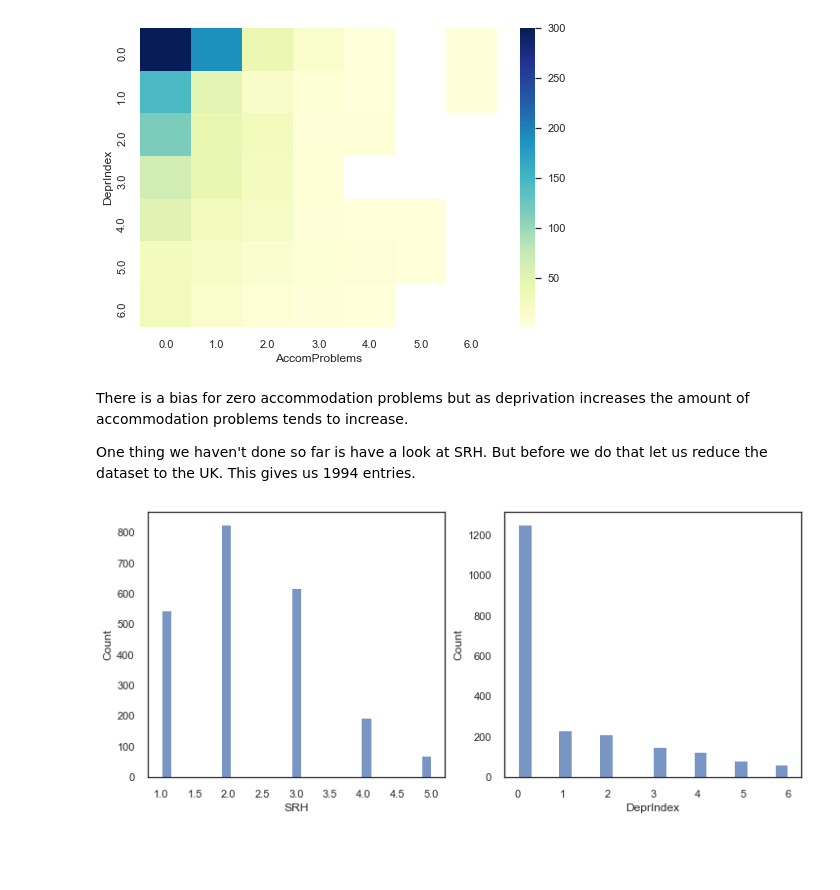
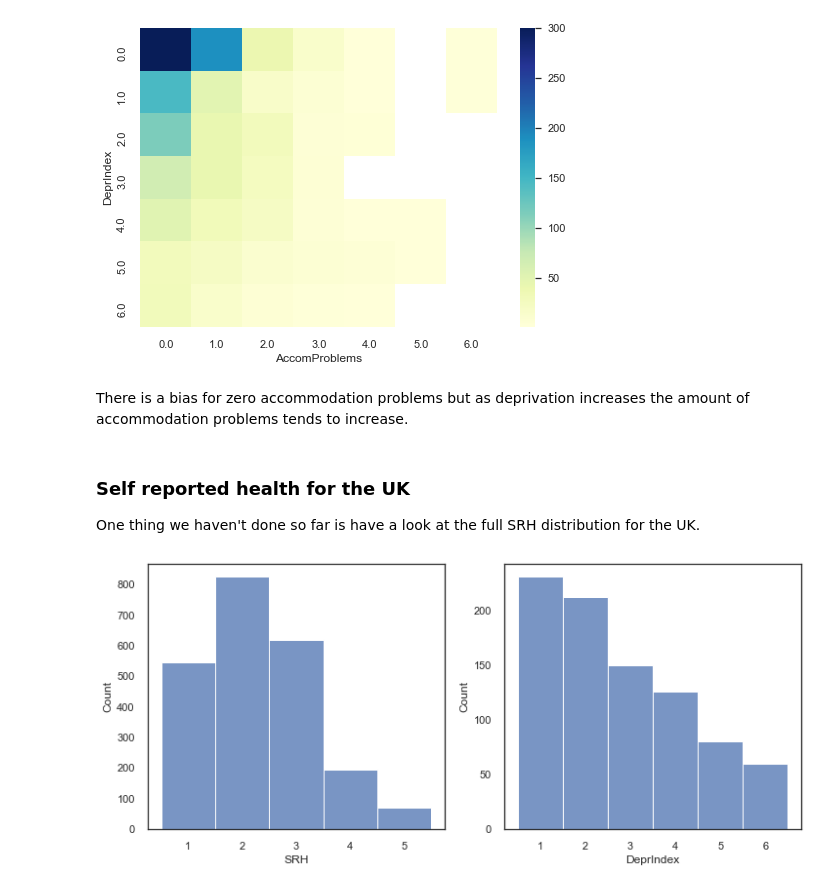
Before and after one commit to alan-turing-institute/rds-course, a Jupyter notebook: coursebook/modules/m3/3.5-DataVisForExploration.ipynb, the cells around one changed output. Saved outputs shown, nothing was run; the diff lists cells and outputs as text; code cells hidden in the pictures; blank space fills up the shorter version.

```diff
--- a/coursebook/modules/m3/3.5-DataVisForExploration.ipynb
+++ b/coursebook/modules/m3/3.5-DataVisForExploration.ipynb
@@ -488,16 +519,17 @@ DeprIndex
 [figure]
 # %% [markdown]
 There is a bias for zero accommodation problems but as deprivation increases the amount of accommodation problems tends to increase.
-
-
-One thing we haven't done so far is have a look at SRH. But before we do that let us reduce the dataset to the UK. This gives us 1994 entries.
+# %% [markdown]
+### Self reported health for the UK
+
+One thing we haven't done so far is have a look at the full SRH distribution for the UK.
 # %%
 fig, axes = plt.subplots(1,2, figsize=(12,5))
-sns.histplot(data=df_uk, x='SRH', ax=axes[0])
-sns.histplot(data=df_uk, x='DeprIndex', ax=axes[1])
+sns.histplot(data=df_uk, x='SRH', ax=axes[0],binwidth=1,binrange=[0.5,5.5])
+sns.histplot(data=df_uk, x='DeprIndex', ax=axes[1],binwidth=1,binrange=[0.5,6.5])
 plt.show()
 # %% [output]
-[figure, old version]
+[figure, new version]
 # %% [markdown]
 You can see that in the UK dataset, as with the global dataset, most of `DeprIndex` responses were zero (right graph above). In the left panel we have SRH. The responses here are:
 - 1: Very good
```
Also changed, not shown: parts of 26 cells of this notebook.
